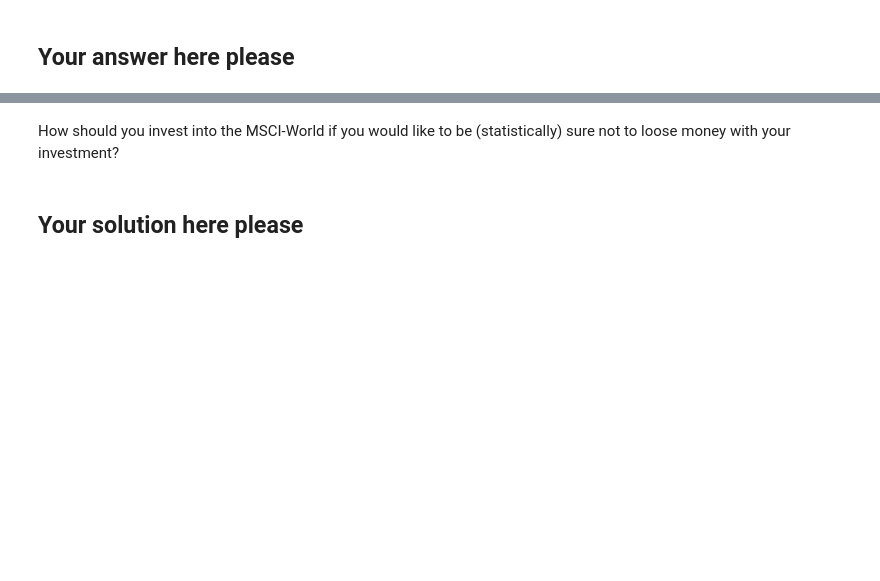
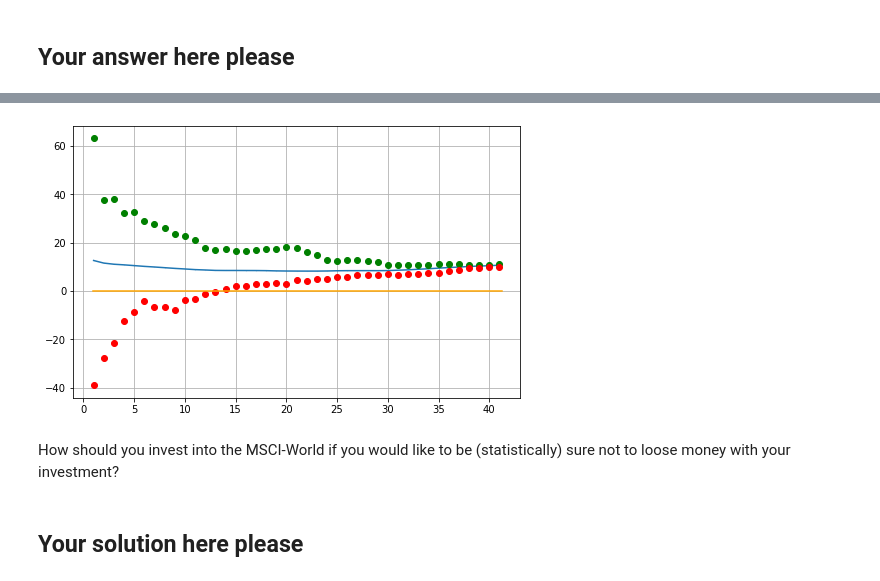
Before and after one commit to tesla1900/programming_course, a Jupyter notebook: project/Project_1.ipynb, the cells around one changed output, grey strips where cells are left out. Cells and saved outputs as stored; diff of their text form; code cells hidden in the pictures; blank space fills up the shorter version.

```diff
--- a/project/Project_1.ipynb
+++ b/project/Project_1.ipynb
@@ -346,6 +315,46 @@ Please use what you have done up to now to reproduce the following plot:
 <img src="figs/interest_rates.png" width="400" height="200" />
 # %%
 # Your solution here please
+
+# In order to generalize the code, we introduce a for-loop to loop
+# over different time periods from 1-30 years
+
+interests = np.array([])
+period = np.array([])
+meanmat = np.array([])
+count_period = np.array([])
+themax = np.array([])
+themin = np.array([])
+
+for j in range(12, (12 * int((dates[-1] - dates[0]))), 12):
+    for k in range(0, int(len(dates))):
+        if k + (j + 1) > len(dates):break
+        x = values[k]
+        y = values[k + j]
+        n = dates[k + j] - dates[k]
+        interests = np.append(interests, interest(x, y, n))
+        period = np.append(period, n)
+
+interests = interests * 100
+
+for dur in range(1, int((dates[-1] - dates[0]))):
+    index = interests[np.where(period == dur)]
+    mean = np.mean(index)
+    themax = np.append(themax, np.amax(index))
+    themin = np.append(themin, np.amin(index))
+    meanmat = np.append(meanmat, mean)
+
+xx = np.linspace(1, int((dates[-1] - dates[0])) - 1, int((dates[-1] - dates[0])) - 1)
+
+plt.figure(figsize=(8, 5))
+# plt.plot(period, interests, "o",markersize='1')
+plt.plot(xx, meanmat, marker='.', markersize = '0.1')
+plt.plot(xx, themax, color='green', marker='o', linestyle='none')
+plt.plot(xx, themin, color='r', marker='o', linestyle='none')
+plt.axhline(y = 0, color = 'orange', xmin = 0.045, xmax = 0.96)
+plt.grid()
+# %% [output]
+[figure, added]
 # %% [markdown]
 How should you invest into the MSCI-World if you would like to be (statistically) sure not to loose money with your investment?
 # %% [markdown]
```
Also changed, not shown: parts of 8 cells of this notebook.
